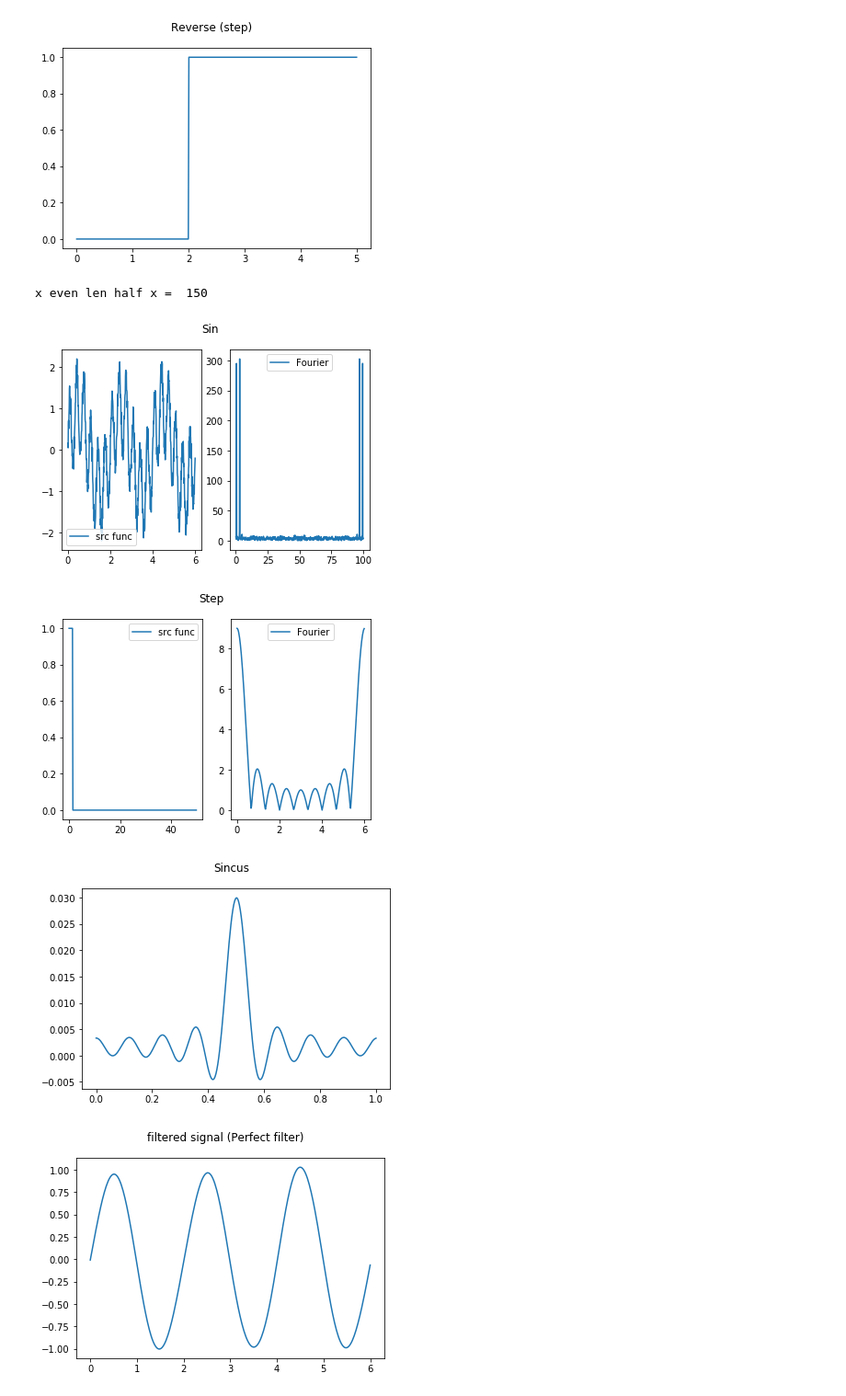
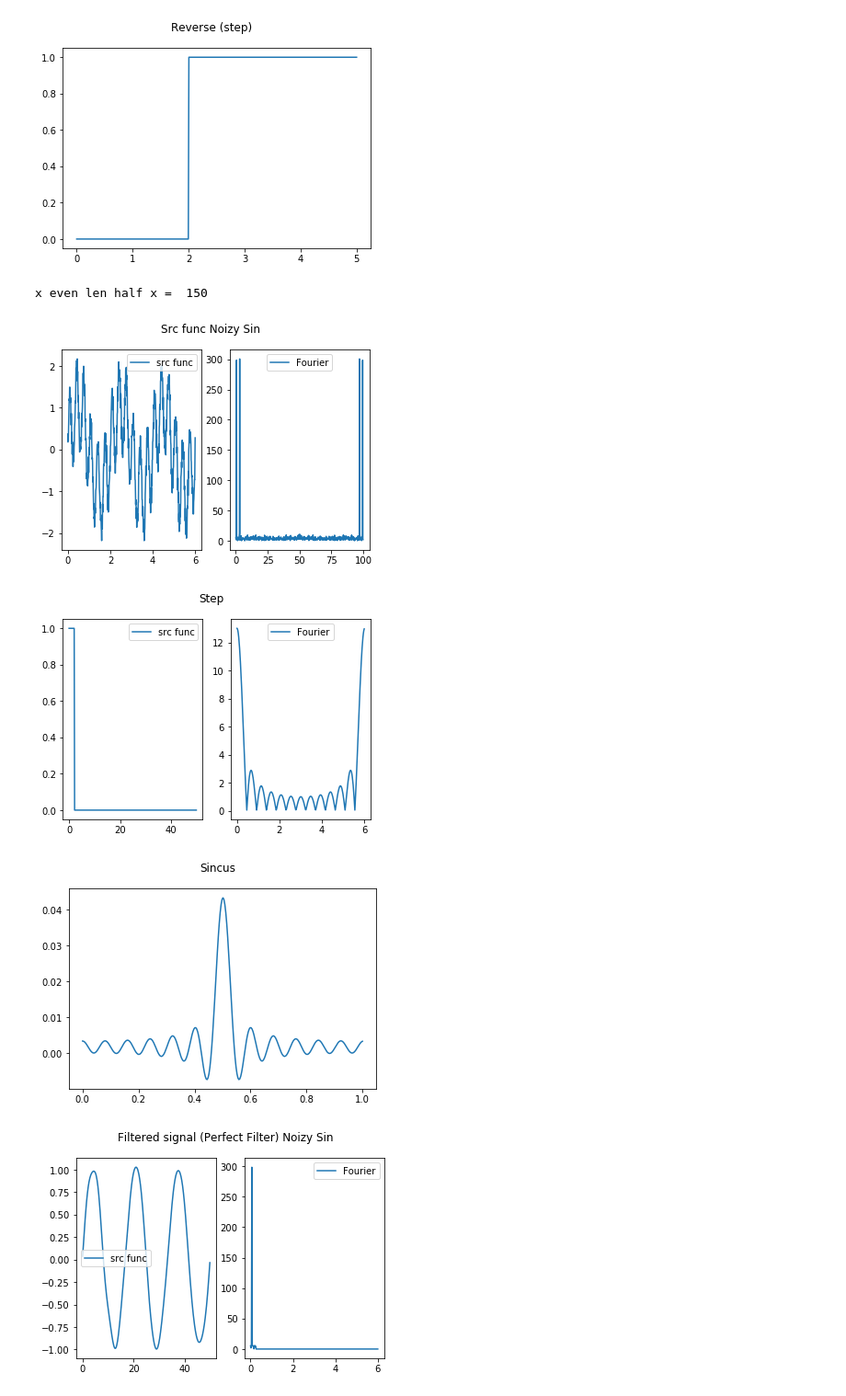
Before and after one commit to PashaIanko/Python, a Jupyter notebook: High Pass Filter/High Pass Filter new try.ipynb, the cells around one changed output. Shown: that part at 92% size. Saved outputs shown, nothing was run; the diff lists cells and outputs as text; code cells hidden in the pictures.

Commit message:
Low pass filter works better, added functions

```diff
--- a/High Pass Filter/High Pass Filter new try.ipynb
+++ b/High Pass Filter/High Pass Filter new try.ipynb
@@ -342,43 +386,23 @@ x even len half x =  250
 # %%
 t_from = 0
 t_to = 6
 dt = 0.01
 N = get_points_numb(t_from, t_to, dt)
 
 
 f1 = 3
 f2 = 0.5
 noize_level=0.3
 noize_intensity=0.17
 sin_Func = Function((FuncParams(t_from, t_to, 1, 1, 0, N)))
 sin_Func.reset_x()
 sin_Func.y = np.sin(2*np.pi*f1* sin_Func.x) + np.sin(2*np.pi * f2*sin_Func.x)
 sin_Func.noize(noize_intensity, noize_level)
 
-
-
-[x_fft_cut, y_fft_cut] = get_FFT_cut(sin_Func)
-plot_func_and_FFT(sin_Func.x, sin_Func.y, 'Sin')
-
-f_cut = 1.5
-Step_Func = get_step_Func(0, x_fft_cut[len(x_fft_cut)-1], 0, f_cut, len(x_fft_cut)) # 5 == F_Nykvist / 2
-plot_func_and_FFT(Step_Func.x, Step_Func.y, 'Step')
-
-
-[x_ifft_step, y_ifft_step] = IFFT(Step_Func.x, Step_Func.y, 0, 1)
-y_ifft_step_adj = adjust_filter(y_ifft_step)
-plot(x_ifft_step, y_ifft_step_adj, 'Sincus')
-
-
-
-y_fourier_filtered = get_fourier_of_filtered_signal(y_fft_cut, Step_Func.y)
-
-
-[x_filtered, y_filtered] = IFFT(x_fft_cut, y_fourier_filtered, 0, 1)
-plot_y(y_filtered, 'filtered signal (Perfect filter)', sin_Func.From, sin_Func.To)
+plot_pefrect_filtered(sin_Func, 2, 'Noizy Sin')
 # %% [output]
 x even len half x =  150
-[figure, old version]
+[figure, new version]
-[figure, old version]
+[figure, new version]
-[figure, old version]
+[figure, new version]
-[figure, old version]
+[figure, new version]
```
Also changed, not shown: parts of 4 cells of this notebook.
